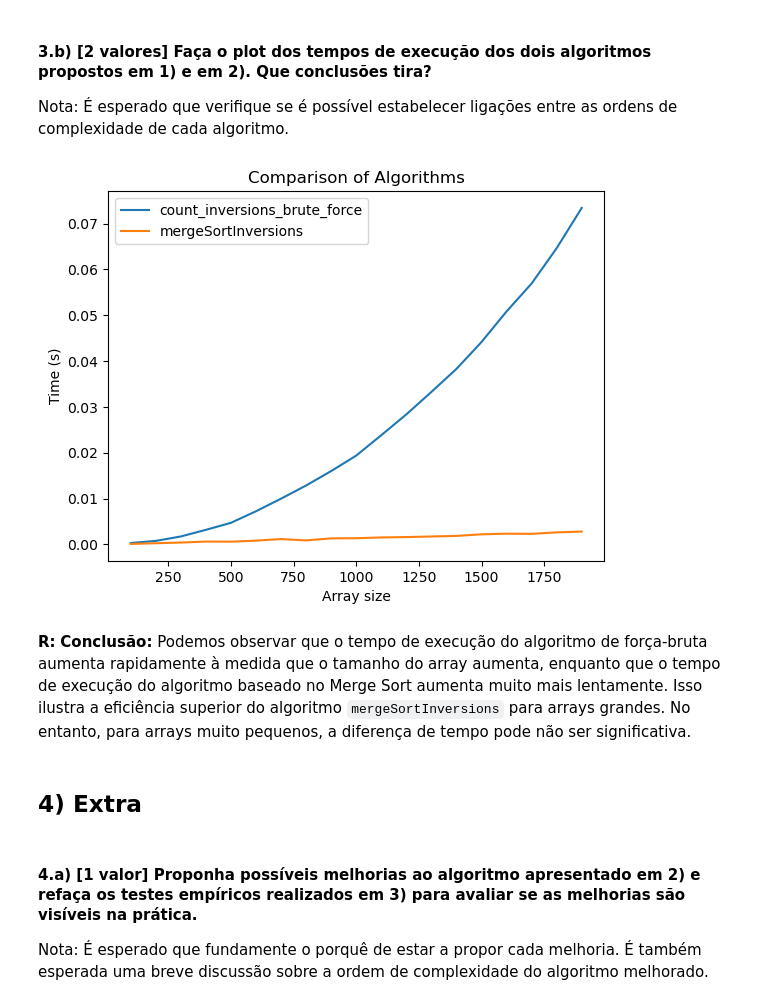
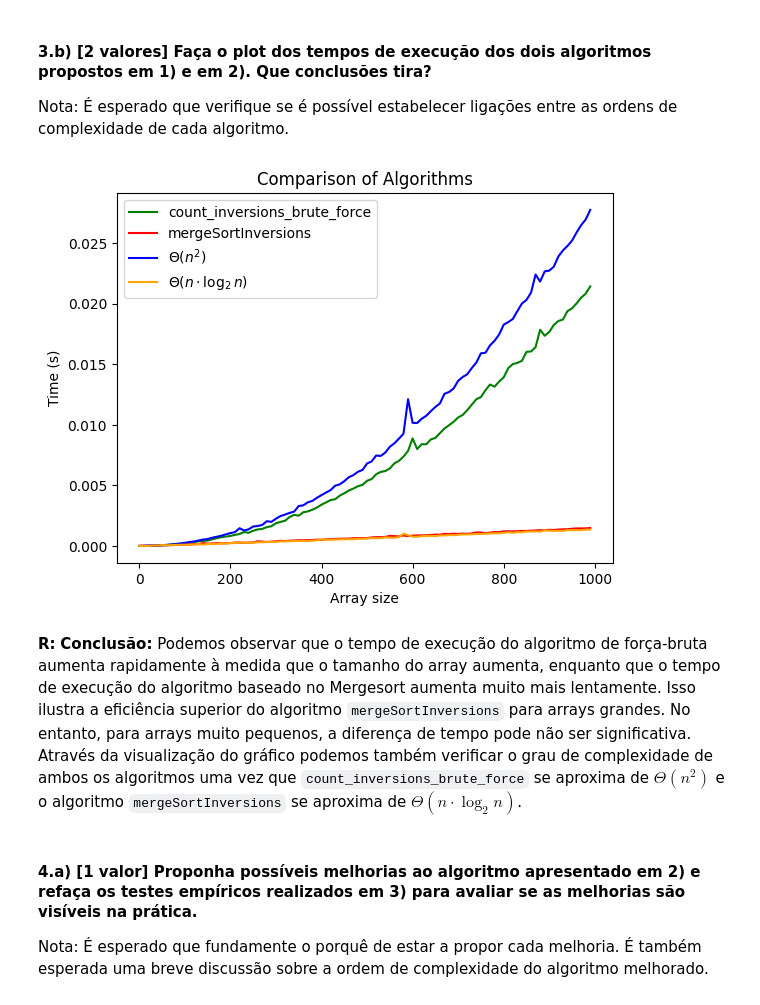
Before and after one commit to eduardopio03/Mini-Trabalho-1-DAA, a Jupyter notebook: parte1.ipynb, the cells around one changed output. Drawn from its saved outputs; the diff is of its cells as text; code cells hidden in the pictures.

```diff
--- a/parte1.ipynb
+++ b/parte1.ipynb
@@ -219,6 +252,17 @@ nos respetivos testes. Esta coleção deve conter números inteiros aleatórios
 # %%
 import time
 import random
+
+TEST_STARTING_ARRAY_SIZE = 0
+TEST_MAX_ARRAY_SIZE = 1000
+TEST_ARRAY_INTERVAL = 10
+
+array_sizes = list(range(TEST_STARTING_ARRAY_SIZE, TEST_MAX_ARRAY_SIZE, TEST_ARRAY_INTERVAL))
+times_brute_force = []
+times_merge_sort = []
+times_n_2 = []
+times_nlog2n = []
+
 
 NUMBER_OF_TESTS = 35
 def test_sorting_algorithm(algorithm, array_size):
@@ -231,6 +275,12 @@ def test_sorting_algorithm(algorithm, array_size):
 
     end_time = time.time()
     return (end_time - start_time) / NUMBER_OF_TESTS
+
+for size in array_sizes:
+    times_brute_force.append(test_sorting_algorithm(count_inversions_brute_force, size))
+    times_merge_sort.append(test_sorting_algorithm(lambda arr: mergeSortInversions(arr), size))
+    times_n_2.append(test_sorting_algorithm(lambda arr: n_2_algorithm(arr), size))
+    times_nlog2n.append(test_sorting_algorithm(lambda arr: n_log2n_algorithm(arr), size))
 # %% [markdown]
 #### 3.b) [2 valores] Faça o plot dos tempos de execução dos dois algoritmos propostos em 1) e em 2). Que conclusões tira?
 Nota: É esperado que verifique se é possível estabelecer ligações entre as ordens de complexidade de
@@ -238,32 +288,23 @@ cada algoritmo.
 # %%
 import matplotlib.pyplot as plt
 
 def plot_test_results():
-    array_sizes = list(range(100, 2000, 100))
-    times_brute_force = []
-    times_merge_sort = []
-    times_n_log_n = []
-
-
-    for size in array_sizes:
-        times_brute_force.append(test_sorting_algorithm(count_inversions_brute_force, size))
-        times_merge_sort.append(test_sorting_algorithm(lambda arr: mergeSortInversions(arr), size))
-
-    plt.plot(array_sizes, times_brute_force, label='count_inversions_brute_force')
-    plt.plot(array_sizes, times_merge_sort, label='mergeSortInversions')
+    plt.plot(array_sizes, times_brute_force, label='count_inversions_brute_force', color='green')
+    plt.plot(array_sizes, times_merge_sort, label='mergeSortInversions', color='red')
+    plt.plot(array_sizes, times_n_2, label='$\Theta(n^2)$', color='blue')
+    plt.plot(array_sizes, times_nlog2n, label='$\Theta(n \cdot \log_2 n)$',color='orange')
     plt.xlabel('Array size')
     plt.ylabel('Time (s)')
     plt.title('Comparison of Algorithms')
     plt.legend()
     plt.show()
 
 plot_test_results()
 # %% [output]
-[figure, old version]
+[figure, new version]
 # %% [markdown]
-**R:** **Conclusão:** Podemos observar que o tempo de execução do algoritmo de força-bruta aumenta rapidamente à medida que o tamanho do array aumenta, enquanto que o tempo de execução do algoritmo baseado no Merge Sort aumenta muito mais lentamente. Isso ilustra a eficiência superior do algoritmo `mergeSortInversions` para arrays grandes. No entanto, para arrays muito pequenos, a diferença de tempo pode não ser significativa.
+**R:** **Conclusão:** Podemos observar que o tempo de execução do algoritmo de força-bruta aumenta rapidamente à medida que o tamanho do array aumenta, enquanto que o tempo de execução do algoritmo baseado no Mergesort aumenta muito mais lentamente. Isso ilustra a eficiência superior do algoritmo `mergeSortInversions` para arrays grandes. No entanto, para arrays muito pequenos, a diferença de tempo pode não ser significativa.
+Através da visualização do gráfico podemos também verificar o grau de complexidade de ambos os algoritmos uma vez que `count_inversions_brute_force` se aproxima de $\Theta(n^2)$ e o algoritmo `mergeSortInversions` se aproxima de $\Theta(n \cdot \log_2 n)$.
-# %% [markdown]
-## 4) Extra
 # %% [markdown]
 #### 4.a) [1 valor] Proponha possíveis melhorias ao algoritmo apresentado em 2) e refaça os testes empíricos realizados em 3) para avaliar se as melhorias são visíveis na prática.
 Nota: É esperado que fundamente o porquê de estar a propor cada melhoria. É também esperada uma
```
Also changed, not shown: parts of 8 cells of this notebook.
